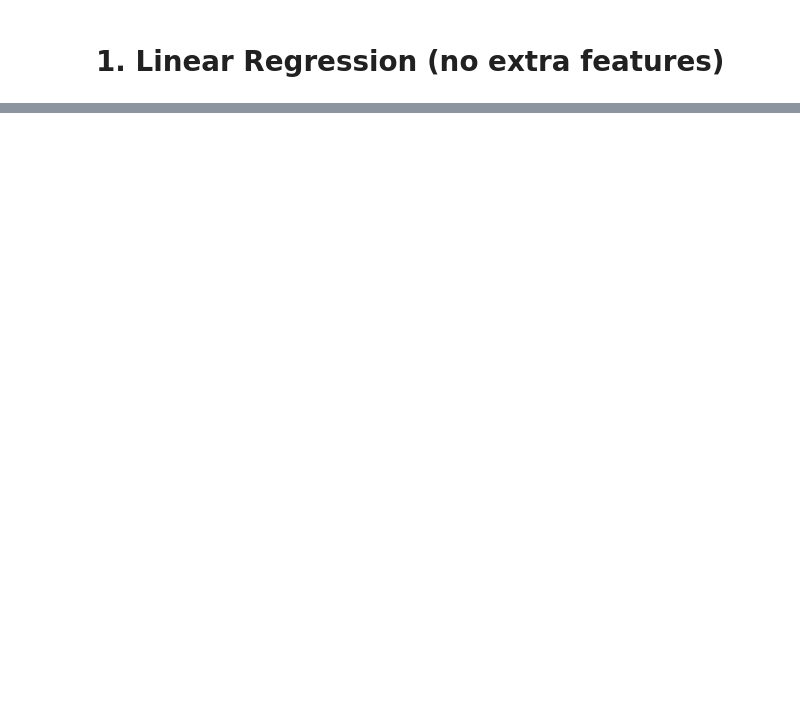
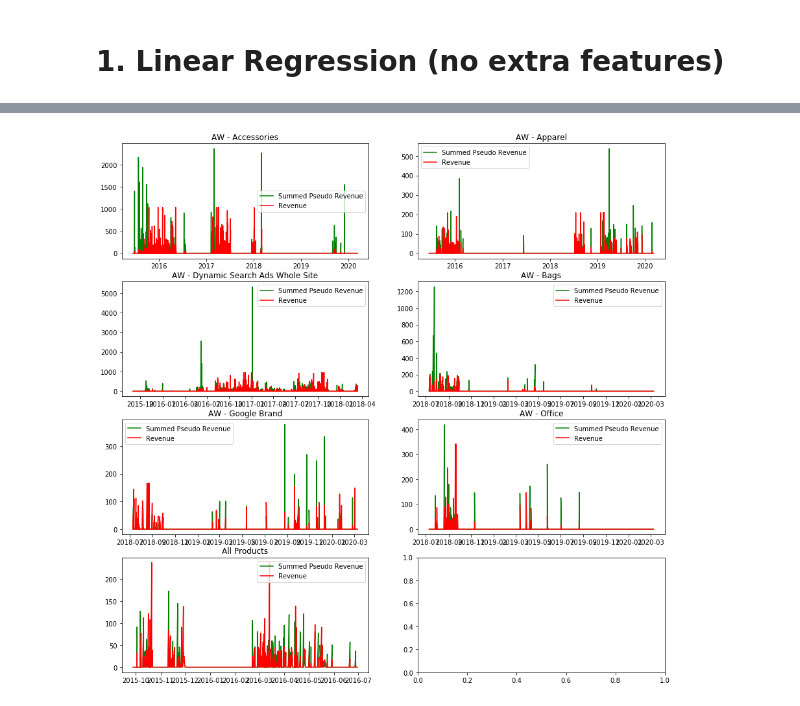
Before and after one commit to Morphl-AI/Ecommerce-Marketing-Spend-Optimization, a Jupyter notebook: Notebooks/4. Budget allocation - pseudo-revenue - first-revenue assumption - regressions .ipynb, the cells around one changed output, grey strips where cells are left out. Drawn from its saved outputs; the diff is of its cells as text; code cells hidden in the pictures; blank space fills up the shorter version.

```diff
--- a/Notebooks/4. Budget allocation - pseudo-revenue - first-revenue assumption - regressions .ipynb
+++ b/Notebooks/4. Budget allocation - pseudo-revenue - first-revenue assumption - regressions .ipynb
@@ -474,0 +341,25 @@ plotFinalResults(LRFinalDf, LROverallError)
+# %%
+def createPseudoRevenues(models, df, Stats, features):
+    validCampaigns = models.keys()
+    finalDf = pd.DataFrame(columns=df.columns)
+    Mins, Maxs = Stats
+
+    relevantFeatures = features + ["Label Pseudo Revenue"]
+    for i, campaign in enumerate(validCampaigns):
+        where = df["Campaign"] == campaign
+        campaignMins = Mins.loc[Mins["Campaign"] == campaign, relevantFeatures]
+        campaignMaxs = Maxs.loc[Maxs["Campaign"] == campaign, relevantFeatures]
+        campaignDf = df[where].reset_index(drop=True)
+        campaignDfNormed = applyMinMax(campaignDf[features], campaignMins, campaignMaxs)
+
+        X = campaignDfNormed[features].values
+        pseudoRevenues = models[campaign].predict(X)
+        Min = campaignMins["Label Pseudo Revenue"].values
+        Max = campaignMaxs["Label Pseudo Revenue"].values
+        pseudoRevenues = pseudoRevenues * (Max - Min) + Min
+        campaignDf["Pseudo Revenue"] = pseudoRevenues
+        finalDf = pd.concat([finalDf, campaignDf], sort=False)
+    return finalDf.reset_index(drop=True)
+# %%
+predictedDf = createPseudoRevenues(models, trainDf, Stats, features=["Cost"])
+print(predictedDf.shape)
@@ -474,0 +372,13 @@ plotFinalResults(LRFinalDf, LROverallError)
+# %%
+def createSumPredictedPseudoRevenue(df):
+    X = df.groupby(["Campaign", "Bucket Index"]).apply(
+        lambda x : x["Pseudo Revenue"].sum()
+    )
+
+    df = df.copy()
+    df["Summed Pseudo Revenue"] = 0
+    df.loc[df["Revenue"] > 0, "Summed Pseudo Revenue"] = X.values
+    return df
+# %%
+sumPredictedDf = createSumPredictedPseudoRevenue(predictedDf)
+print(sumPredictedDf.shape)
@@ -474,0 +408,4 @@ plotFinalResults(LRFinalDf, LROverallError)
+# %%
+plotSummedRevenues(sumPredictedDf)
+# %% [output]
+[figure, added]
```
Also changed, not shown: parts of 60 cells of this notebook.
